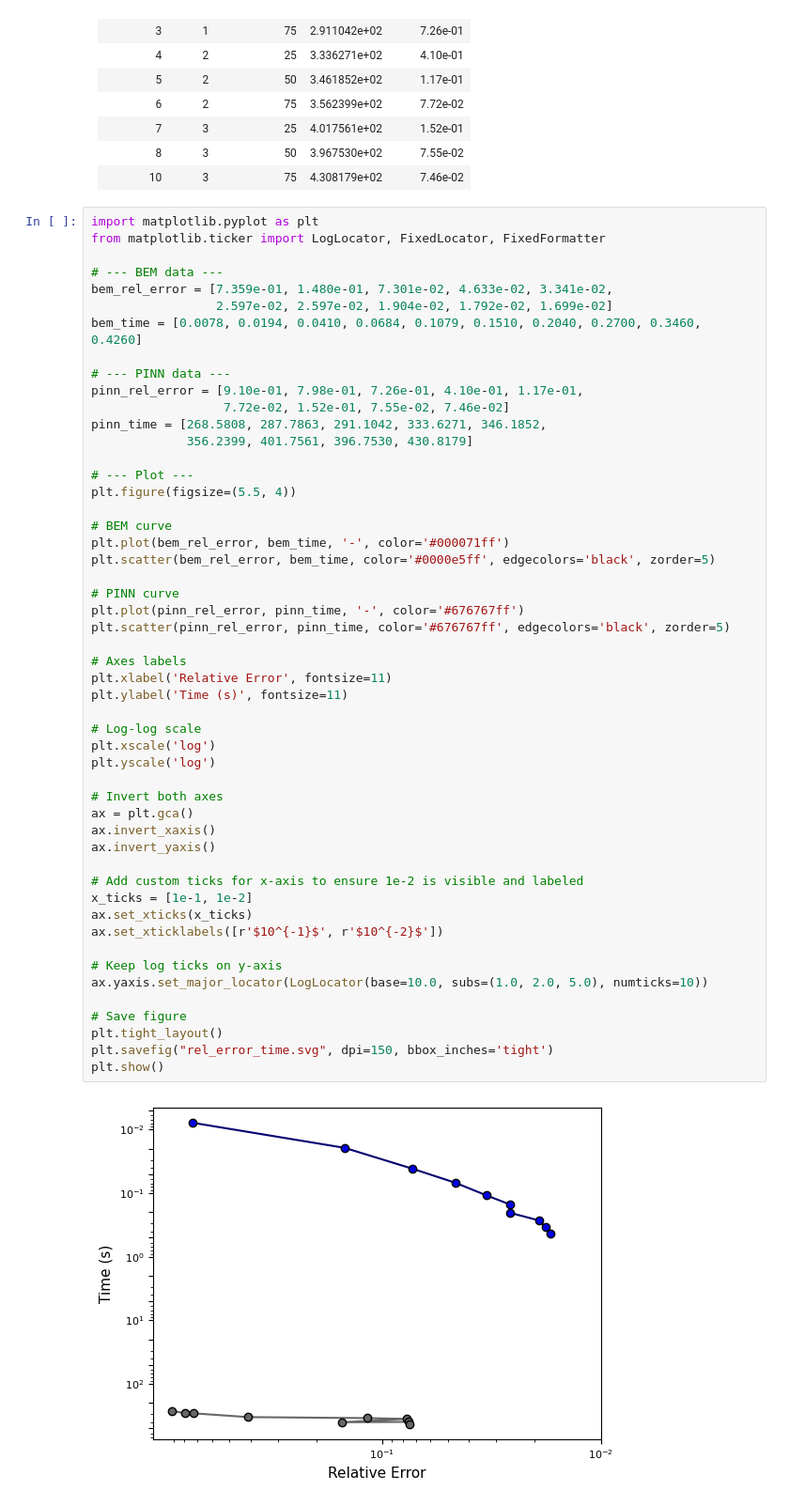
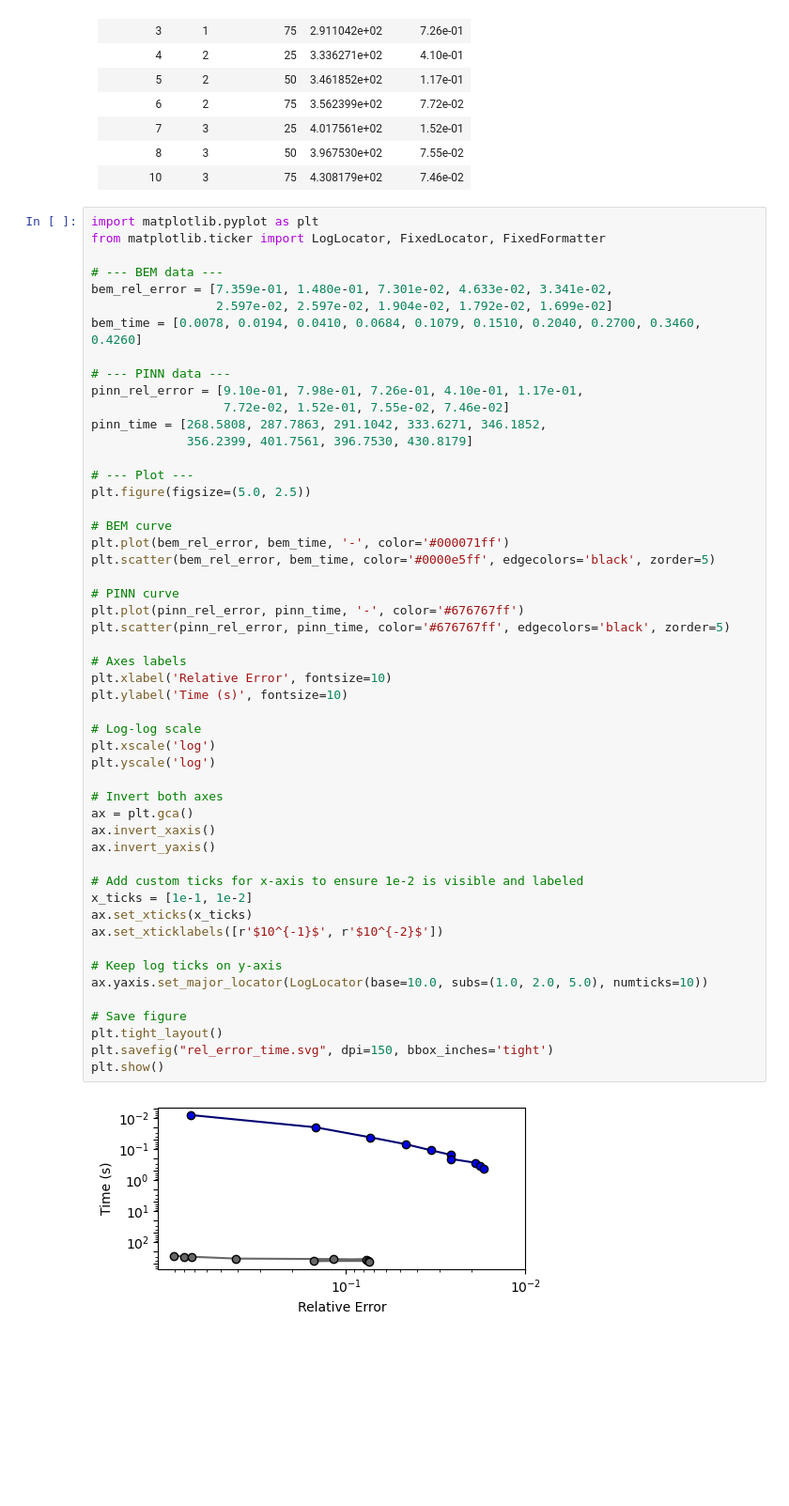
Before and after one commit to oscar-rincon/curso_bem, a Jupyter notebook: accuracy_time/accuracy_time.ipynb, the cells around one changed output. Shown at 94% size. Cells and saved outputs as stored; diff of their text form; blank space fills up the shorter version.

```diff
--- a/accuracy_time/accuracy_time.ipynb
+++ b/accuracy_time/accuracy_time.ipynb
@@ -187,40 +187,40 @@ pinn_time = [268.5808, 287.7863, 291.1042, 333.6271, 346.1852,
              356.2399, 401.7561, 396.7530, 430.8179]
 
 # --- Plot ---
-plt.figure(figsize=(5.5, 4))
+plt.figure(figsize=(5.0, 2.5))
 
 # BEM curve
 plt.plot(bem_rel_error, bem_time, '-', color='#000071ff')
 plt.scatter(bem_rel_error, bem_time, color='#0000e5ff', edgecolors='black', zorder=5)
 
 # PINN curve
 plt.plot(pinn_rel_error, pinn_time, '-', color='#676767ff')
 plt.scatter(pinn_rel_error, pinn_time, color='#676767ff', edgecolors='black', zorder=5)
 
 # Axes labels
-plt.xlabel('Relative Error', fontsize=11)
-plt.ylabel('Time (s)', fontsize=11)
+plt.xlabel('Relative Error', fontsize=10)
+plt.ylabel('Time (s)', fontsize=10)
 
 # Log-log scale
 plt.xscale('log')
 plt.yscale('log')
 
 # Invert both axes
 ax = plt.gca()
 ax.invert_xaxis()
 ax.invert_yaxis()
 
 # Add custom ticks for x-axis to ensure 1e-2 is visible and labeled
 x_ticks = [1e-1, 1e-2]
 ax.set_xticks(x_ticks)
 ax.set_xticklabels([r'$10^{-1}$', r'$10^{-2}$'])
 
 # Keep log ticks on y-axis
 ax.yaxis.set_major_locator(LogLocator(base=10.0, subs=(1.0, 2.0, 5.0), numticks=10))
 
 # Save figure
 plt.tight_layout()
 plt.savefig("rel_error_time.svg", dpi=150, bbox_inches='tight')
 plt.show()
 # %% [output]
-[figure, old version]
+[figure, new version]
```
Also changed, not shown: 5 other files.
